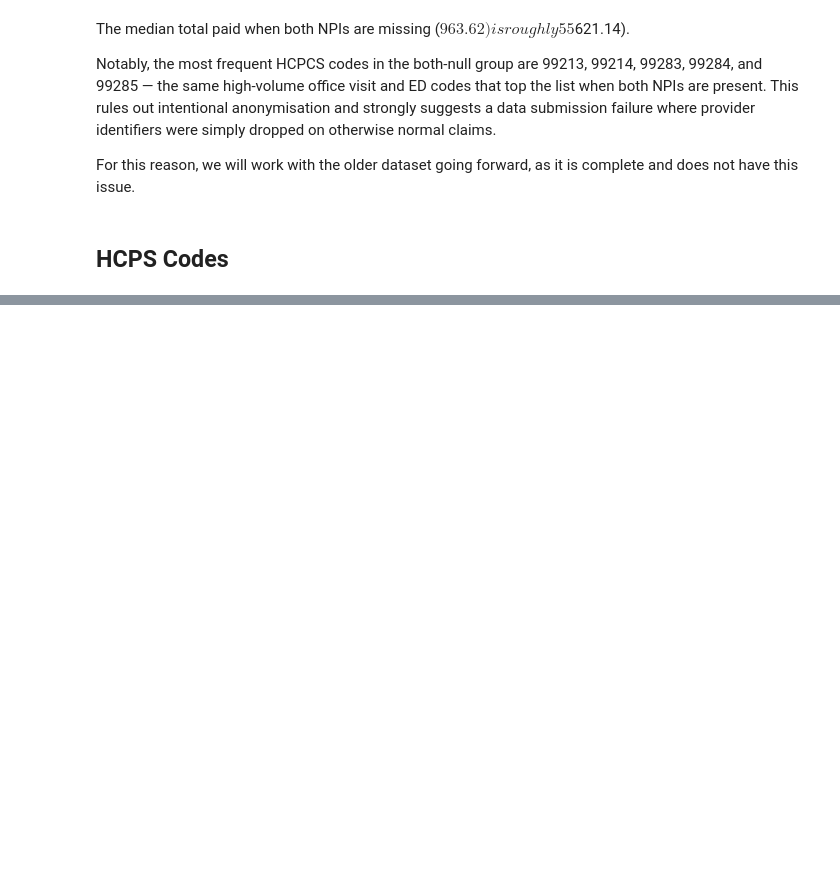
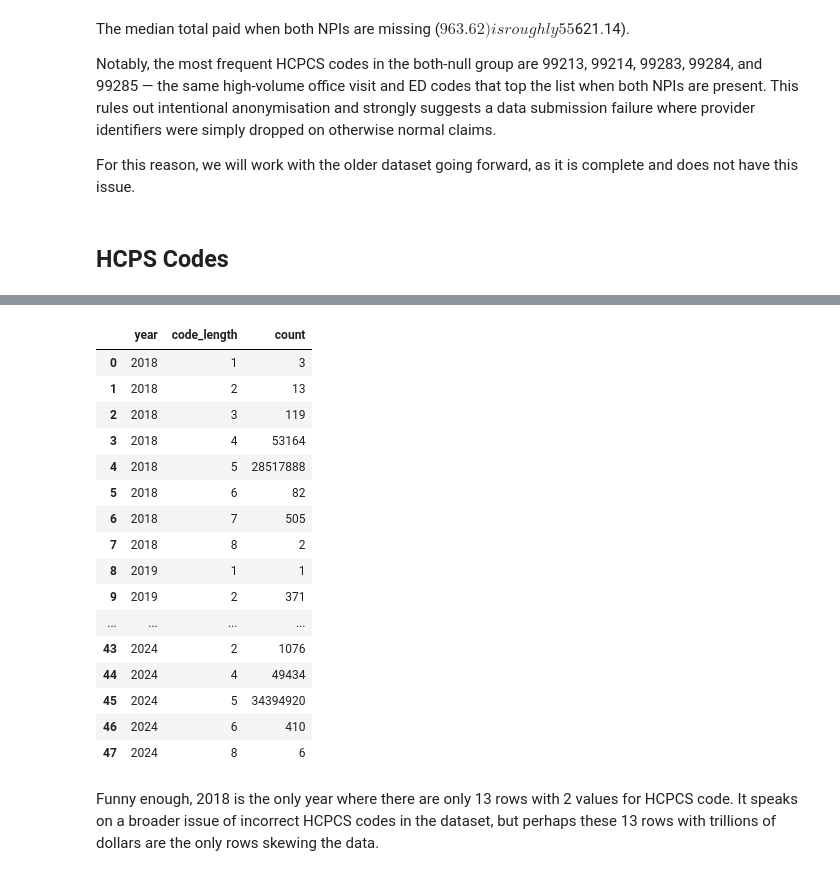
Before and after one commit to adilkassim/medicaid-provider-spending, a Jupyter notebook: notebooks/eda_new.ipynb, the cells around one changed output, grey strips where cells are left out. Saved outputs shown, nothing was run; the diff lists cells and outputs as text; code cells hidden in the pictures; blank space fills up the shorter version.

```diff
--- a/notebooks/eda_new.ipynb
+++ b/notebooks/eda_new.ipynb
@@ -312,0 +741,30 @@ ORDER BY COUNT(HCPCS_CODE) DESC
+# %%
+con.sql("""
+    SELECT
+        SUBSTR(CLAIM_FROM_MONTH, 1, 4) AS year,
+        LENGTH(HCPCS_CODE) AS code_length,
+        COUNT(*) AS count
+    FROM dataset
+    GROUP BY year, code_length
+    ORDER BY year, code_length
+""").to_df()
+# %% [output]
+|  | year | code_length | count |
+| 0 | 2018 | 1 | 3 |
+| 1 | 2018 | 2 | 13 |
+| 2 | 2018 | 3 | 119 |
+| 3 | 2018 | 4 | 53164 |
+| 4 | 2018 | 5 | 28517888 |
+| 5 | 2018 | 6 | 82 |
+| 6 | 2018 | 7 | 505 |
+| 7 | 2018 | 8 | 2 |
+| 8 | 2019 | 1 | 1 |
+| 9 | 2019 | 2 | 371 |
+| ... | ... | ... | ... |
+| 43 | 2024 | 2 | 1076 |
+| 44 | 2024 | 4 | 49434 |
+| 45 | 2024 | 5 | 34394920 |
+| 46 | 2024 | 6 | 410 |
+| 47 | 2024 | 8 | 6 |
+# %% [markdown]
+Funny enough, 2018 is the only year where there are only 13 rows with 2 values for HCPCS code. It speaks on a broader issue of incorrect HCPCS codes in the dataset, but perhaps these 13 rows with trillions of dollars are the only rows skewing the data.
```
Also changed, not shown: parts of 40 cells of this notebook.
